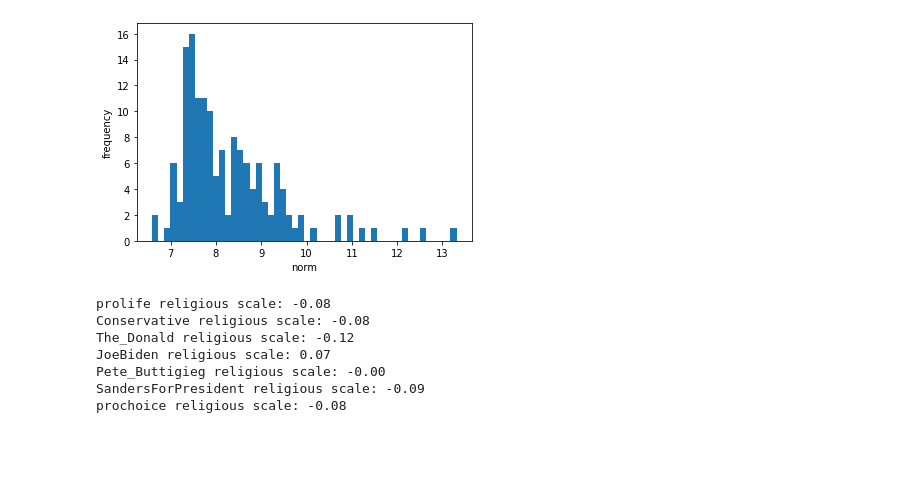
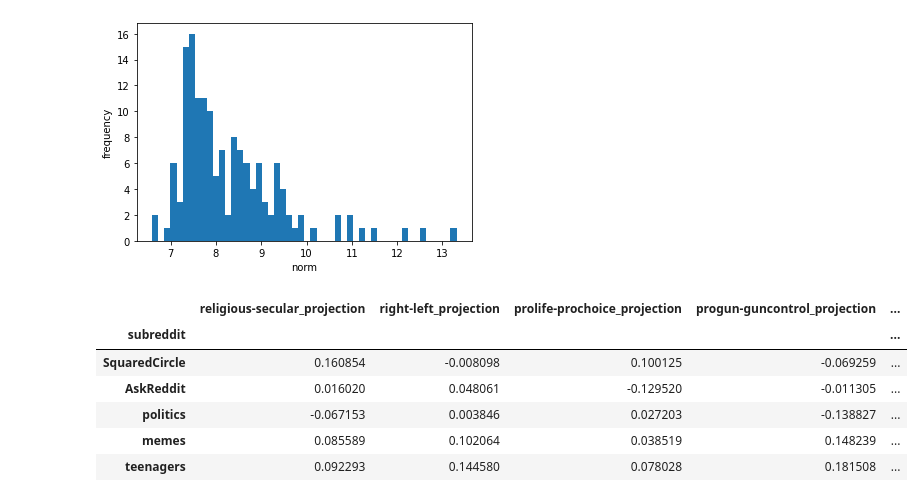
Before and after one commit to CSSLab/political-subreddits, a Jupyter notebook: Political_Dimensions.ipynb, the cells around one changed output. Drawn from its saved outputs; the diff is of its cells as text; code cells hidden in the pictures; blank space fills up the shorter version.

```diff
--- a/Political_Dimensions.ipynb
+++ b/Political_Dimensions.ipynb
@@ -33,35 +35,62 @@ plt.xlabel("norm")
 plt.show()
 # %% [output]
 [figure]
+# %%
+religious_dim = [("Christianity","exchristian"),("TraditionalCatholics","excatholic"),("lds","exmormon"),("islam","exmuslim")]
+ideological_dim =[("Conservative","progressive"),("Republican","democrats"),("conservatives","SocialDemocracy"),("TheNewRight","WeAreNotAsking")]
+bc_dim = [("antifeminists","Feminism"),("prolife","prochoice"),("prolife","birthcontrol")]
+gun_control_dim = ("progun","GunsAreCool")
+young_old_dim = [("teenagers","datingoverforty"),("teenagersnew","RedditForGrownups")]
+dims = {"religious-secular":religious_dim,"right-left": ideological_dim, "prolife-prochoice": bc_dim, "progun-guncontrol":gun_control_dim,"young-old":young_old_dim}
 # %%
-from ipynb.fs.defs.Analogies import predict_analogies, score, get_possible_fits
-religious_dim = [("Christianity","exchristian"),("TraditionalCatholics","excatholic"),("lds","exmormon"),("islam","exmuslim")]
-def calculate_dim(dimensions,e):
+def calculate_dim(dimensions,e,return_stats=False):
     """
         Takes in a list of tuples and calcualtes the dimension from ap -> a. IE if we have the subreddits AskMen (a) and
         AskWomen (ap). The "masculine" vector transformation is a - ap.
-        Returns the average transformation.
+        Returns the average transformation and a tuple containing the mean and std deviation similarity between the individual
+        transformations.
     """
     dimensions = dimensions if type(dimensions) is list else [dimensions]
     calc_trans = lambda vec_a,vec_ap : vec_a - vec_ap
     transformations = np.array([calc_trans(e.loc[a],e.loc[ap]) for (a,ap) in dimensions])
-    return np.mean(transformations,axis=0)
+    transformation = transformations.flatten() if transformations.shape[0] == 1 else np.mean(transformations,axis=0)
+    if return_stats:
+        sims = [cos_sim(t1,t2)  for t1 in list(transformations) for t2 in list(transformations) if not np.all(t1==t2)]
+        return transformation, (np.mean(sims),np.std(sims))
+    return transformation
 
 project_dim = lambda dim,sub,e : cos_sim(dim,e.loc[sub])
-
-religious_dim = calculate_dim(religious_dim,embedding)
-print("{} religious scale: {:.2f}".format("prolife",project_dim(religious_dim,"prolife",embedding)))
-print("{} religious scale: {:.2f}".format("Conservative",project_dim(religious_dim,"Conservative",embedding)))
-print("{} religious scale: {:.2f}".format("The_Donald",project_dim(religious_dim,"The_Donald",embedding)))
-print("{} religious scale: {:.2f}".format("JoeBiden",project_dim(religious_dim,"JoeBiden",embedding)))
-print("{} religious scale: {:.2f}".format("Pete_Buttigieg",project_dim(religious_dim,"Pete_Buttigieg",embedding)))
-print("{} religious scale: {:.2f}".format("SandersForPresident",project_dim(religious_dim,"SandersForPresident",embedding)))
-print("{} religious scale: {:.2f}".format("prochoice",project_dim(religious_dim,"prochoice",embedding)))
-# %% [output]
-prolife religious scale: -0.08
-Conservative religious scale: -0.08
-The_Donald religious scale: -0.12
-JoeBiden religious scale: 0.07
-Pete_Buttigieg religious scale: -0.00
-SandersForPresident religious scale: -0.09
-prochoice religious scale: -0.08
+# %%
+proj_df = pd.DataFrame(dict(subreddit=embedding.index)).set_index("subreddit")
+
+
+
+for name, dim in dims.items():
+    dim, stats = calculate_dim(dim,embedding,True)
+    projections = embedding.index.map(lambda x: project_dim(dim,x,embedding))
+    proj_df[f"{name}_projection"] = projections
+
+proj_df.head()
+
+# fig.add_trace(go.Box(y=data, quartilemethod="inclusive", name="Inclusive Quartile Mode"))
+# fig.add_trace(go.Box(y=data, quartilemethod="exclusive", name="Exclusive Quartile Mode"))
+
+
+#     print("--------------------\n{} dimension\n\t* Average cosine similarity of transformations: {:.2f} (Std Deviation: {:.4f})".format(name,*stats))
+#     print("{} {} scale: {:.2f}".format("prolife",name,project_dim(dim,"prolife",embedding)))
+#     print("{} {} scale: {:.2f}".format("progun",name,project_dim(dim,"progun",embedding)))
+#     print("{} {} scale: {:.2f}".format("Conservative",name,project_dim(dim,"Conservative",embedding)))
+#     print("{} {} scale: {:.2f}".format("The_Donald",name,project_dim(dim,"The_Donald",embedding)))
+#     print("{} {} scale: {:.2f}".format("JoeBiden",name,project_dim(dim,"JoeBiden",embedding)))
+#     print("{} {} scale: {:.2f}".format("Pete_Buttigieg",name,project_dim(dim,"Pete_Buttigieg",embedding)))
+#     print("{} {} scale: {:.2f}".format("SandersForPresident",name,project_dim(dim,"SandersForPresident",embedding)))
+#     print("{} {} scale: {:.2f}".format("GunsAreCool",name,project_dim(dim,"GunsAreCool",embedding)))
+#     print("{} {} scale: {:.2f}".format("prochoice",name,project_dim(dim,"prochoice",embedding)))
+# %% [output]
+|  | religious-secular_projection | right-left_projection | prolife-prochoice_projection | progun-guncontrol_projection | ... |
+| subreddit |  |  |  |  | ... |
+| SquaredCircle | 0.160854 | -0.008098 | 0.100125 | -0.069259 | ... |
+| AskReddit | 0.016020 | 0.048061 | -0.129520 | -0.011305 | ... |
+| politics | -0.067153 | 0.003846 | 0.027203 | -0.138827 | ... |
+| memes | 0.085589 | 0.102064 | 0.038519 | 0.148239 | ... |
+| teenagers | 0.092293 | 0.144580 | 0.078028 | 0.181508 | ... |
```
Also changed, not shown: parts of 3 cells of this notebook, 2 other files.
